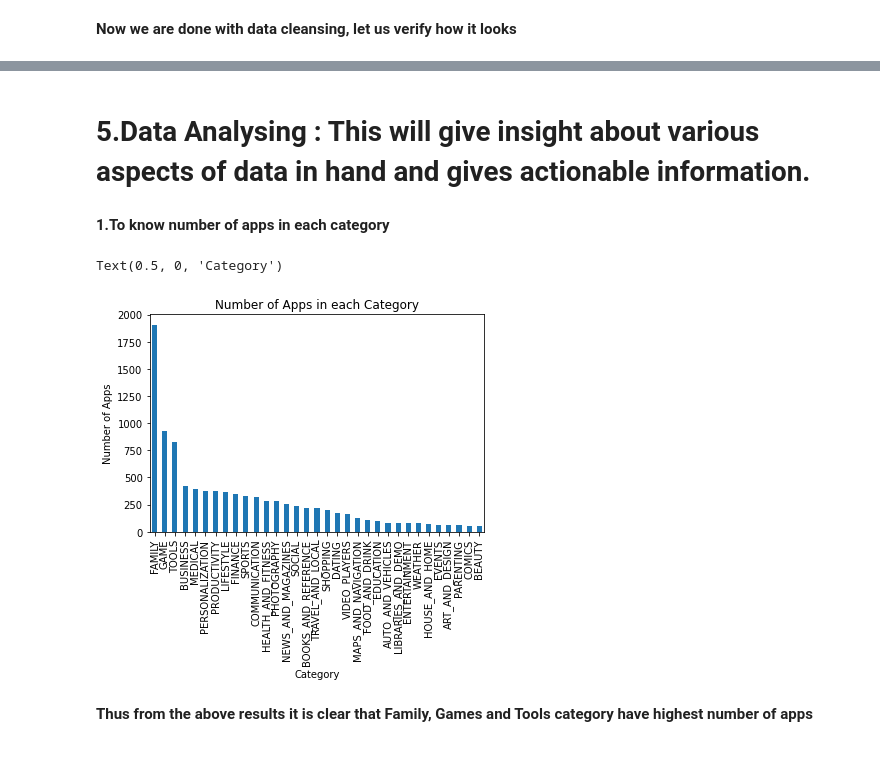
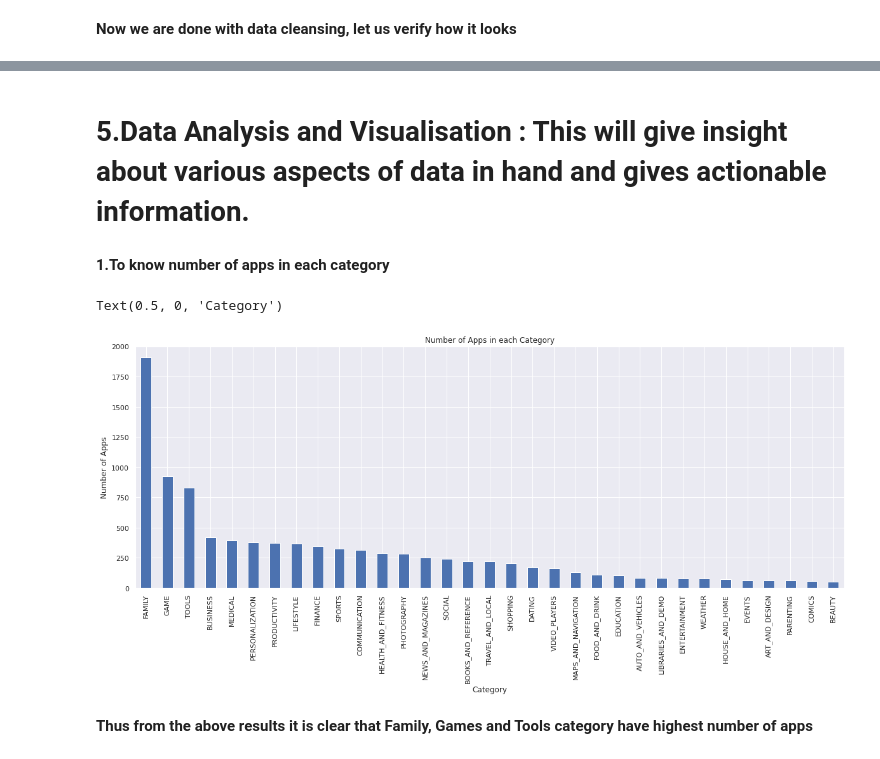
Before and after one commit to chandralakagwad/Playstore-App-Review-Analysis, a Jupyter notebook: Final_Play_Store_App_Analysis.ipynb, the cells around one changed output, grey strips where cells are left out. Drawn from its saved outputs; the diff is of its cells as text; code cells hidden in the pictures.

Commit message:
Data-Analysis-contd1

```diff
--- a/Final_Play_Store_App_Analysis.ipynb
+++ b/Final_Play_Store_App_Analysis.ipynb
@@ -351,17 +351,18 @@ Data columns (total 13 columns):
 dtypes: float64(5), object(8)
 memory usage: 1.0+ MB
 # %% [markdown]
-# **5.Data Analysing : This will give insight about various aspects of data in hand and gives actionable information.**
+# **5.Data Analysis and Visualisation  : This will give insight about various aspects of data in hand and gives actionable information.**
 # %% [markdown]
 **1.To know number of apps in each category**
 # %%
 play_store_df.groupby("Category")["App"].count().sort_values(ascending=False).plot(kind = "bar")
+sns.set_theme(style="darkgrid")
 plt.title('Number of Apps in each Category')
 plt.ylabel('Number of Apps')
 plt.xlabel('Category')
 # %% [output]
 Text(0.5, 0, 'Category')
-[figure, old version]
+[figure, new version]
 # %% [markdown]
 **Thus from the above results it is clear that Family, Games and Tools category have highest number of apps**
 # %% [markdown]
```
Also changed, not shown: parts of 20 cells of this notebook.
